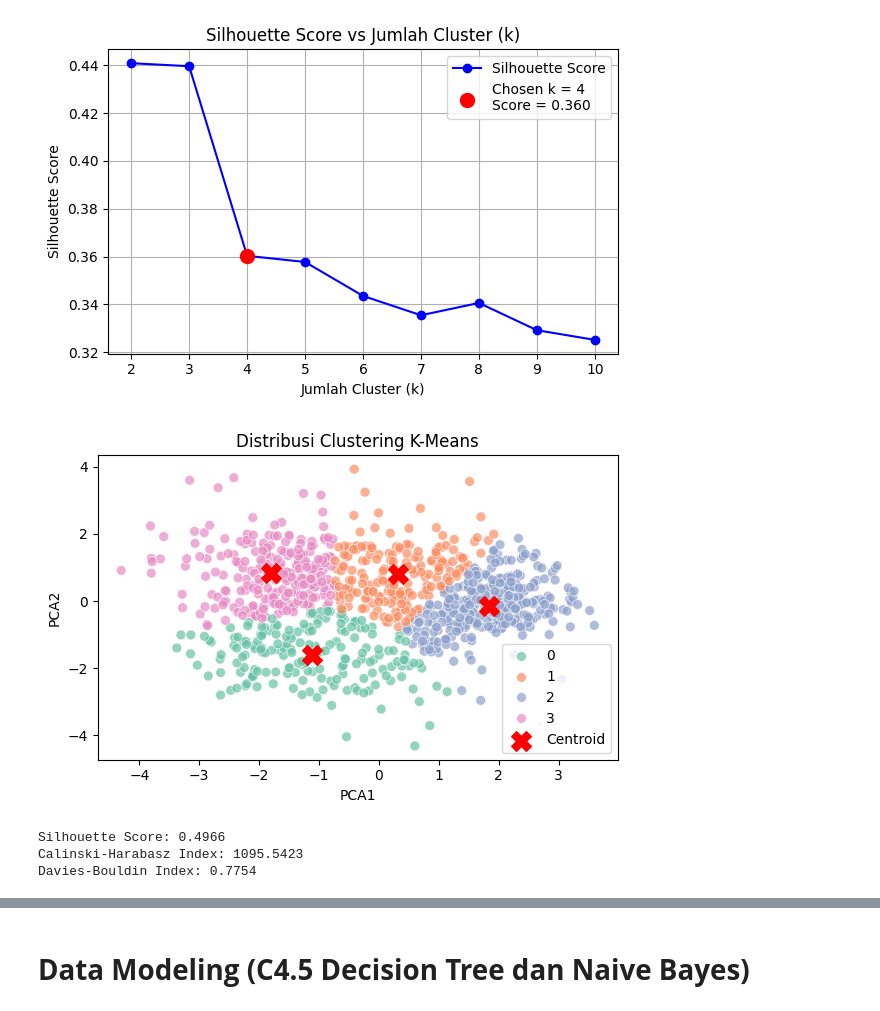
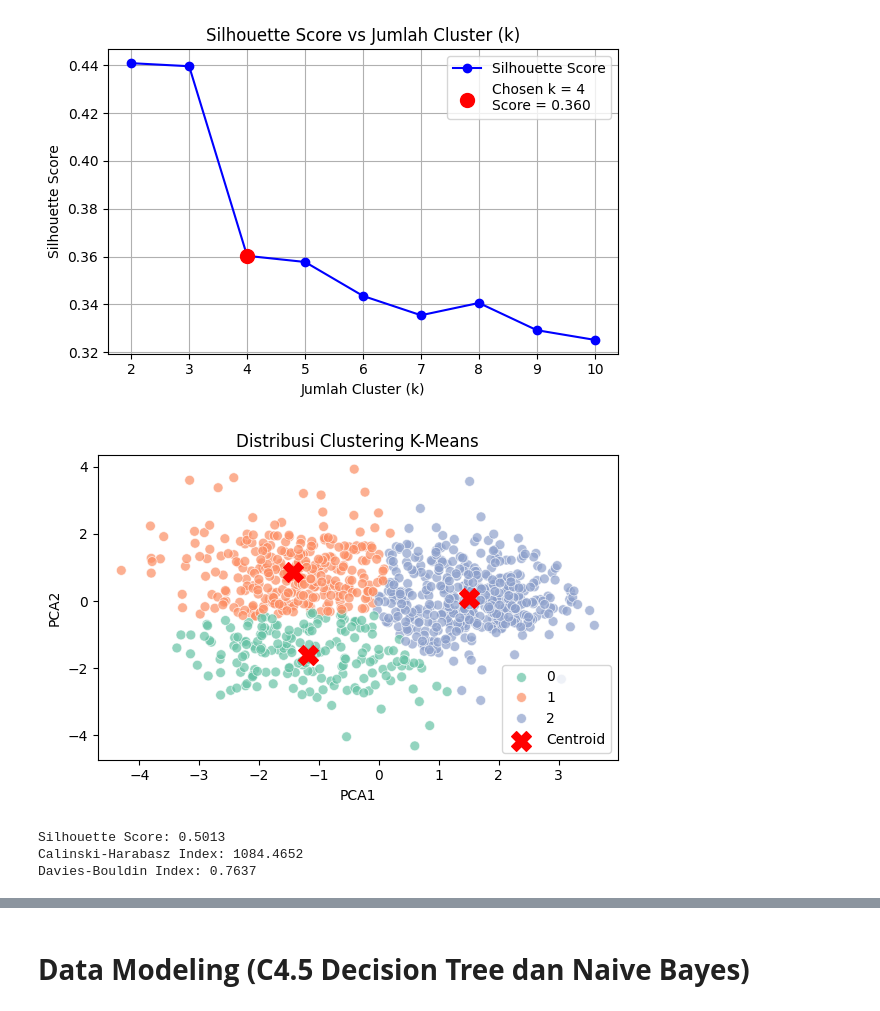
Before and after one commit to Secliv/Tubes-Datmin, a Jupyter notebook: DataMining.ipynb, the cells around one changed output, grey strips where cells are left out. Cells and saved outputs as stored; diff of their text form; code cells hidden in the pictures.

```diff
--- a/DataMining.ipynb
+++ b/DataMining.ipynb
@@ -233,25 +233,25 @@ plt.show()
 # %% [output]
 [figure]
 # %%
-n_clusters = 4
+n_clusters = 3
 
 kmeans = KMeans(n_clusters=n_clusters, random_state=42, n_init='auto')
 cluster_labels = kmeans.fit_predict(pca_df)
 
 
 pca_df['Cluster'] = cluster_labels
 
 plt.figure(figsize=(6, 4))
 sns.scatterplot(x='PCA1', y='PCA2', hue='Cluster', data=pca_df, palette='Set2', s=50, alpha=0.7)
 
 centroids = kmeans.cluster_centers_
 plt.scatter(centroids[:, 0], centroids[:, 1], s=200, c='red', marker='X', label='Centroid')
 plt.title(f'Distribusi Clustering K-Means')
 plt.legend()
 plt.tight_layout()
 plt.show()
 # %% [output]
-[figure, old version]
+[figure, new version]
 # %%
 
 from sklearn.cluster import KMeans
@@ -268,9 +268,9 @@ print(f"Calinski-Harabasz Index: {ch_score:.4f}")
 db_score = davies_bouldin_score(pca_df, cluster_labels)
 print(f"Davies-Bouldin Index: {db_score:.4f}")
 # %% [output]
-Silhouette Score: 0.4966
-Calinski-Harabasz Index: 1095.5423
-Davies-Bouldin Index: 0.7754
+Silhouette Score: 0.5013
+Calinski-Harabasz Index: 1084.4652
+Davies-Bouldin Index: 0.7637
 # %%
 from sklearn.metrics import silhouette_samples, silhouette_score
 import matplotlib.pyplot as plt
```
Also changed, not shown: parts of 3 cells of this notebook, 11 other files.
